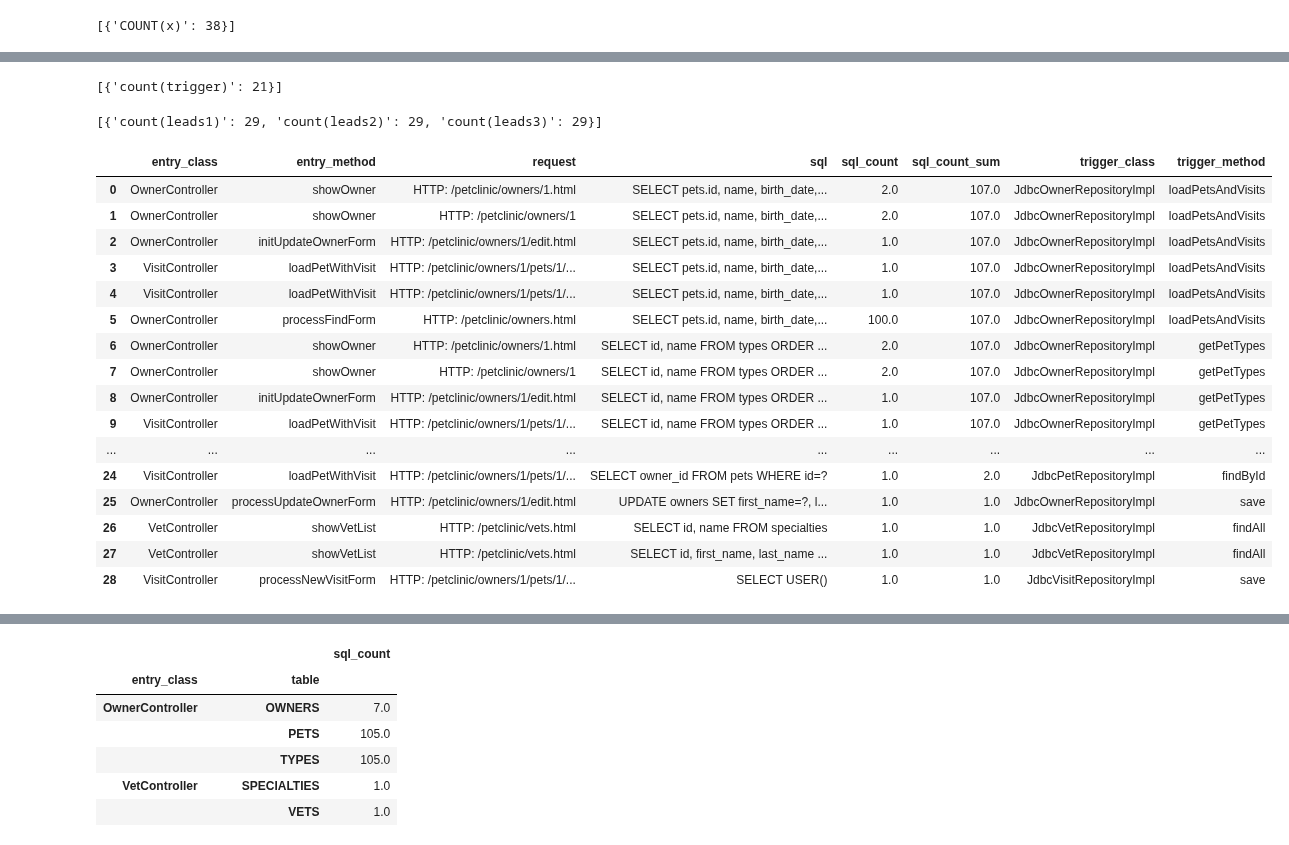
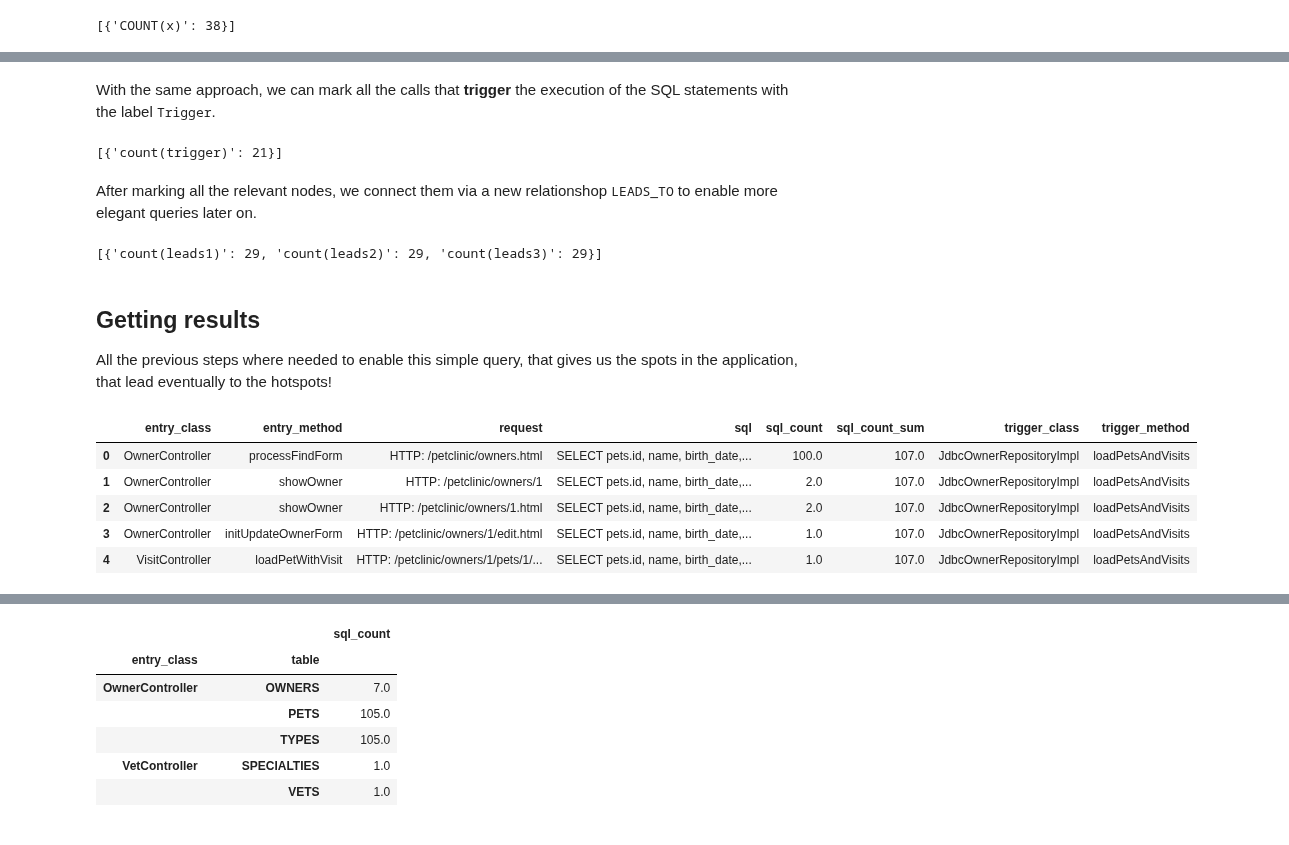
Before and after one commit to feststelltaste/software-analytics, a Jupyter notebook: notebooks/Mining performance HotSpots with JProfiler, jQAssistant, Neo4j and Pandas.ipynb, the cells around one changed output, grey strips where cells are left out. Saved outputs shown, nothing was run; the diff lists cells and outputs as text; code cells hidden in the pictures.

```diff
--- a/notebooks/Mining performance HotSpots with JProfiler, jQAssistant, Neo4j and Pandas.ipynb
+++ b/notebooks/Mining performance HotSpots with JProfiler, jQAssistant, Neo4j and Pandas.ipynb
@@ -299,3 +380,5 @@ graph.run(query).data()
+# %% [markdown]
+With the same approach, we can mark all the calls that **trigger** the execution of the SQL statements with the label <tt>Trigger</tt>.
 # %%
 query="""
 MATCH
@@ -312,6 +395,8 @@ RETURN count(trigger)
 graph.run(query).data()
 # %% [output]
 [{'count(trigger)': 21}]
+# %% [markdown]
+After marking all the relevant nodes, we connect them via a new relationshop <tt>LEADS_TO</tt> to enable more elegant queries later on.
 # %%
 query="""
 MATCH
@@ -326,40 +413,32 @@ RETURN count(leads1), count(leads2), count(leads3)
 graph.run(query).data()
 # %% [output]
 [{'count(leads1)': 29, 'count(leads2)': 29, 'count(leads3)': 29}]
+# %% [markdown]
+## Getting results
+All the previous steps where needed to enable this simple query, that gives us the spots in the application, that lead eventually to the hotspots!
 # %%
 query="""
 MATCH
    (request:Request)-[:LEADS_TO]->
        (entry:Entry)-[:LEADS_TO]->
            (trigger:Trigger)-[:LEADS_TO]->
                (hotspot:HotSpot)
 RETURN
     request.method as request,
     request.count as sql_count,
     entry.class as entry_class,
     entry.method as entry_method,
     trigger.class as trigger_class,
     trigger.method as trigger_method,
     hotspot.value as sql,
     hotspot.count as sql_count_sum
 """
 hotspots = pd.DataFrame(graph.run(query).data())
-hotspots
+hotspots.head()
 # %% [output]
 |  | entry_class | entry_method | request | sql | sql_count | sql_count_sum | trigger_class | trigger_method |
-| 0 | OwnerController | showOwner | HTTP: /petclinic/owners/1.html | SELECT pets.id, name, birth_date,... | 2.0 | 107.0 | JdbcOwnerRepositoryImpl | loadPetsAndVisits |
+| 0 | OwnerController | processFindForm | HTTP: /petclinic/owners.html | SELECT pets.id, name, birth_date,... | 100.0 | 107.0 | JdbcOwnerRepositoryImpl | loadPetsAndVisits |
 | 1 | OwnerController | showOwner | HTTP: /petclinic/owners/1 | SELECT pets.id, name, birth_date,... | 2.0 | 107.0 | JdbcOwnerRepositoryImpl | loadPetsAndVisits |
-| 2 | OwnerController | initUpdateOwnerForm | HTTP: /petclinic/owners/1/edit.html | SELECT pets.id, name, birth_date,... | 1.0 | 107.0 | JdbcOwnerRepositoryImpl | loadPetsAndVisits |
-| 3 | VisitController | loadPetWithVisit | HTTP: /petclinic/owners/1/pets/1/... | SELECT pets.id, name, birth_date,... | 1.0 | 107.0 | JdbcOwnerRepositoryImpl | loadPetsAndVisits |
+| 2 | OwnerController | showOwner | HTTP: /petclinic/owners/1.html | SELECT pets.id, name, birth_date,... | 2.0 | 107.0 | JdbcOwnerRepositoryImpl | loadPetsAndVisits |
+| 3 | OwnerController | initUpdateOwnerForm | HTTP: /petclinic/owners/1/edit.html | SELECT pets.id, name, birth_date,... | 1.0 | 107.0 | JdbcOwnerRepositoryImpl | loadPetsAndVisits |
 | 4 | VisitController | loadPetWithVisit | HTTP: /petclinic/owners/1/pets/1/... | SELECT pets.id, name, birth_date,... | 1.0 | 107.0 | JdbcOwnerRepositoryImpl | loadPetsAndVisits |
-| 5 | OwnerController | processFindForm | HTTP: /petclinic/owners.html | SELECT pets.id, name, birth_date,... | 100.0 | 107.0 | JdbcOwnerRepositoryImpl | loadPetsAndVisits |
-| 6 | OwnerController | showOwner | HTTP: /petclinic/owners/1.html | SELECT id, name FROM types ORDER ... | 2.0 | 107.0 | JdbcOwnerRepositoryImpl | getPetTypes |
-| 7 | OwnerController | showOwner | HTTP: /petclinic/owners/1 | SELECT id, name FROM types ORDER ... | 2.0 | 107.0 | JdbcOwnerRepositoryImpl | getPetTypes |
-| 8 | OwnerController | initUpdateOwnerForm | HTTP: /petclinic/owners/1/edit.html | SELECT id, name FROM types ORDER ... | 1.0 | 107.0 | JdbcOwnerRepositoryImpl | getPetTypes |
-| 9 | VisitController | loadPetWithVisit | HTTP: /petclinic/owners/1/pets/1/... | SELECT id, name FROM types ORDER ... | 1.0 | 107.0 | JdbcOwnerRepositoryImpl | getPetTypes |
-| ... | ... | ... | ... | ... | ... | ... | ... | ... |
-| 24 | VisitController | loadPetWithVisit | HTTP: /petclinic/owners/1/pets/1/... | SELECT owner_id FROM pets WHERE id=? | 1.0 | 2.0 | JdbcPetRepositoryImpl | findById |
-| 25 | OwnerController | processUpdateOwnerForm | HTTP: /petclinic/owners/1/edit.html | UPDATE owners SET first_name=?, l... | 1.0 | 1.0 | JdbcOwnerRepositoryImpl | save |
-| 26 | VetController | showVetList | HTTP: /petclinic/vets.html | SELECT id, name FROM specialties | 1.0 | 1.0 | JdbcVetRepositoryImpl | findAll |
-| 27 | VetController | showVetList | HTTP: /petclinic/vets.html | SELECT id, first_name, last_name ... | 1.0 | 1.0 | JdbcVetRepositoryImpl | findAll |
-| 28 | VisitController | processNewVisitForm | HTTP: /petclinic/owners/1/pets/1/... | SELECT USER() | 1.0 | 1.0 | JdbcVisitRepositoryImpl | save |
```
Also changed, not shown: parts of 54 cells of this notebook.
